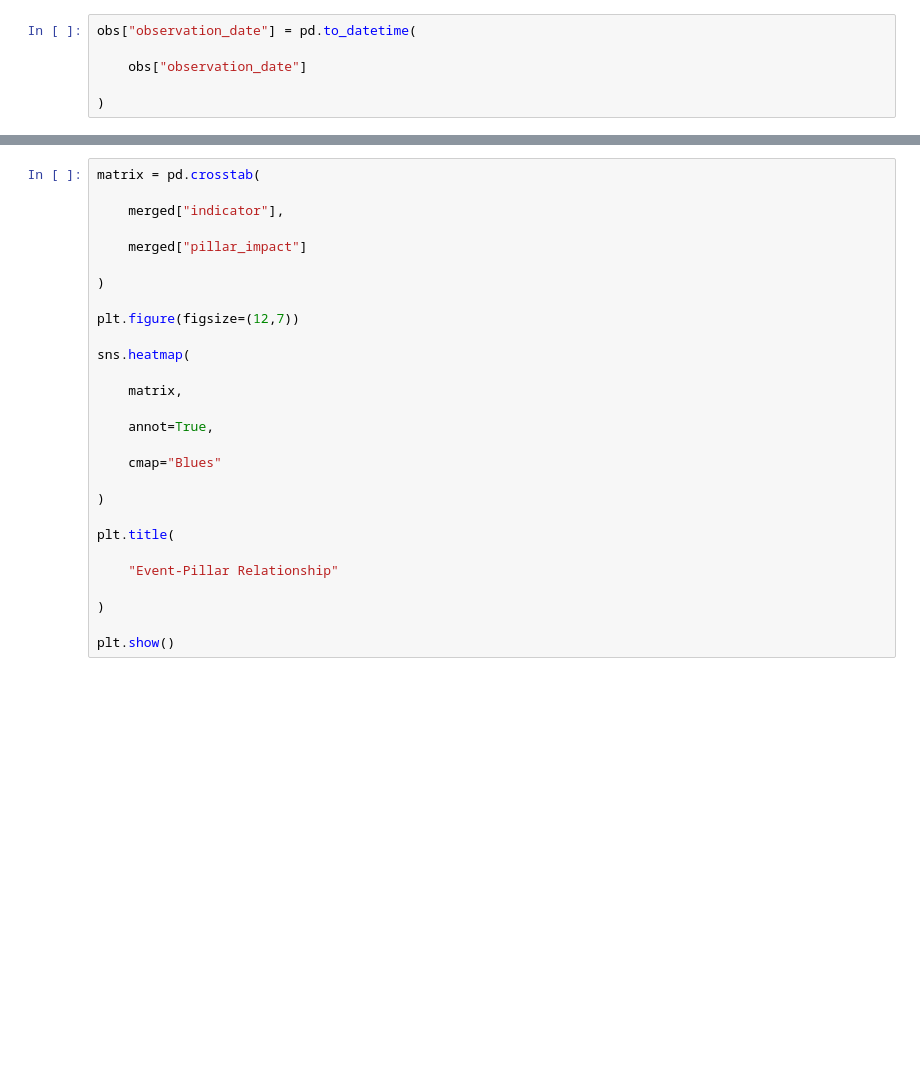
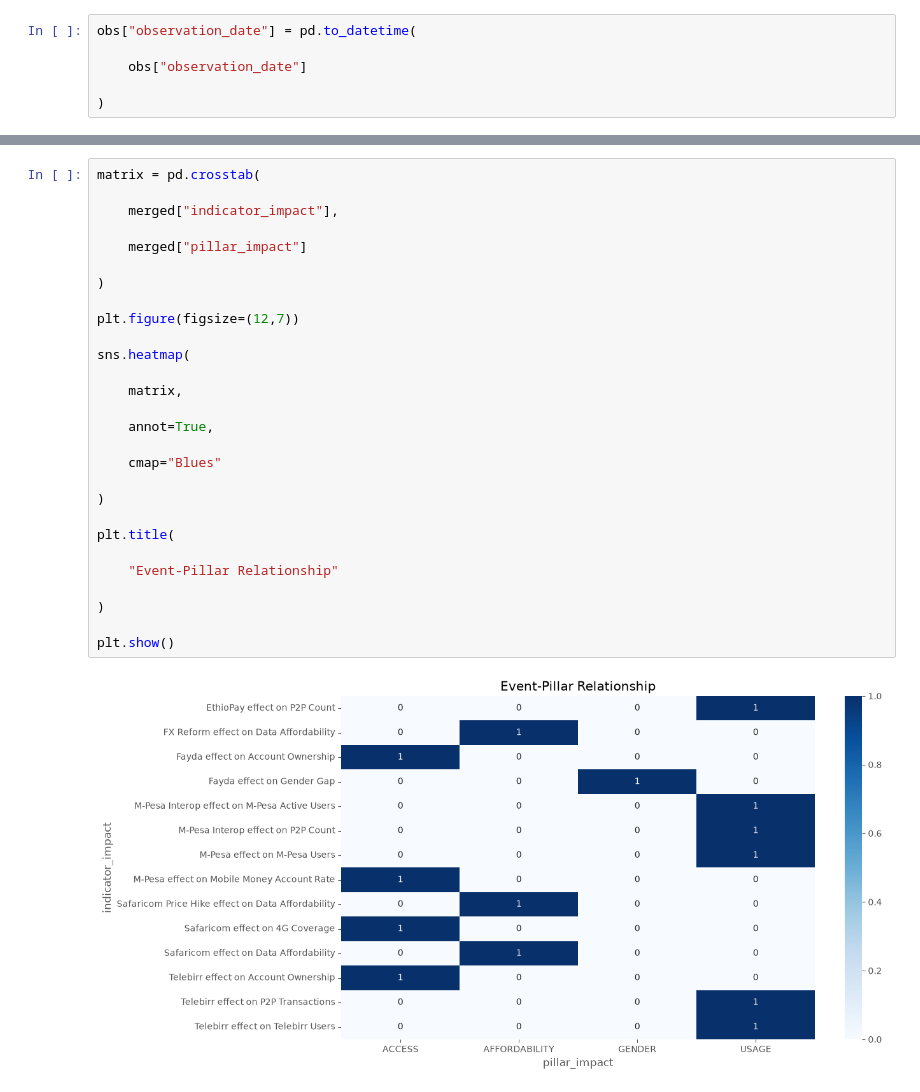
Before and after one commit to edent4313-star/ethiopia-fi-forecast, a Jupyter notebook: notebooks/01_Data_Exploration_and_Enrichment.ipynb, the cells around one changed output, grey strips where cells are left out. Cells and saved outputs as stored; diff of their text form; blank space fills up the shorter version.

```diff
--- a/notebooks/01_Data_Exploration_and_Enrichment.ipynb
+++ b/notebooks/01_Data_Exploration_and_Enrichment.ipynb
@@ -315,28 +605,30 @@ pd.crosstab(
 # %%
 matrix = pd.crosstab(
 
-    merged["indicator"],
+    merged["indicator_impact"],
 
     merged["pillar_impact"]
 
 )
 
 plt.figure(figsize=(12,7))
 
 sns.heatmap(
 
     matrix,
 
     annot=True,
 
     cmap="Blues"
 
 )
 
 plt.title(
 
     "Event-Pillar Relationship"
 
 )
 
 plt.show()
+# %% [output]
+[figure, added]
```
Also changed, not shown: parts of 37 cells of this notebook, 5 other files.
